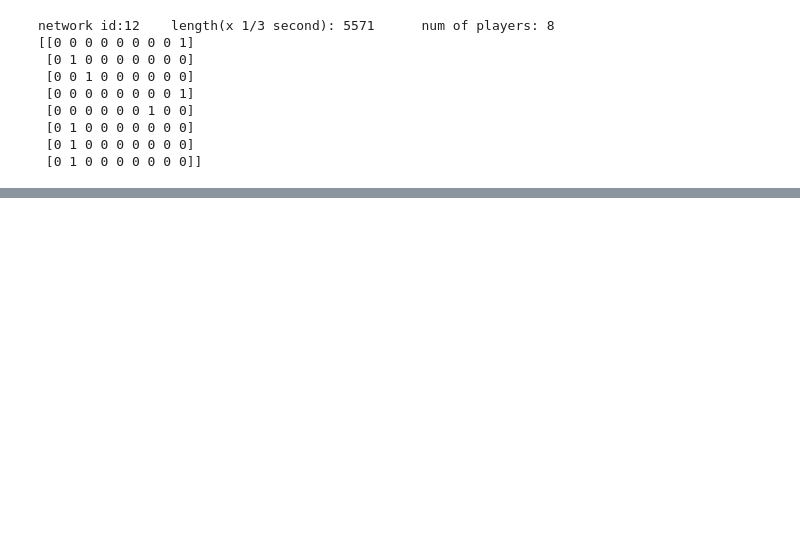
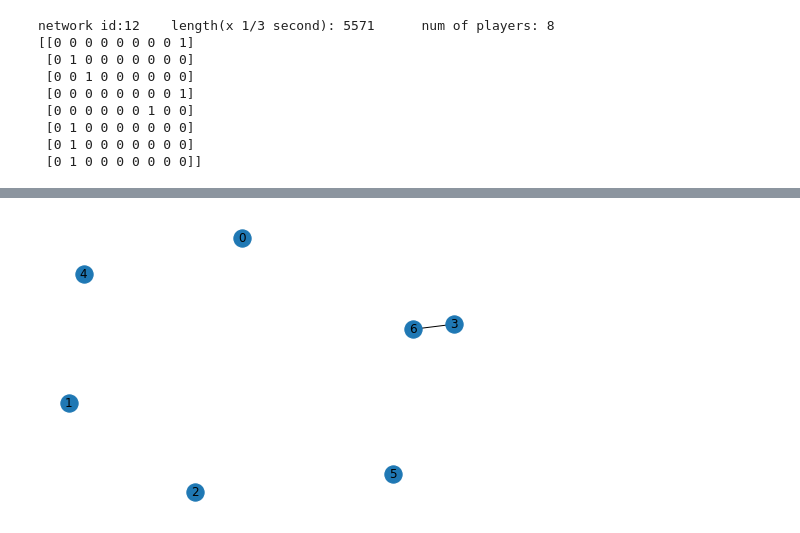
Before and after one commit to J-cuong/CSC407, a Jupyter notebook: NetworkAnalysisProj.ipynb, the cells around one changed output, grey strips where cells are left out. Saved outputs shown, nothing was run; the diff lists cells and outputs as text; code cells hidden in the pictures; blank space fills up the shorter version.

```diff
--- a/NetworkAnalysisProj.ipynb
+++ b/NetworkAnalysisProj.ipynb
@@ -295,0 +350,8 @@ network id:12    length(x 1/3 second): 5571      num of players: 8
+# %%
+
+    G = nx.from_numpy_matrix(game3[1])
+    plt.figure(i)
+    nx.draw(G,with_labels=True)
+plt.show()
+# %% [output]
+[figure, added]
```
Also changed, not shown: parts of 18 cells of this notebook.
